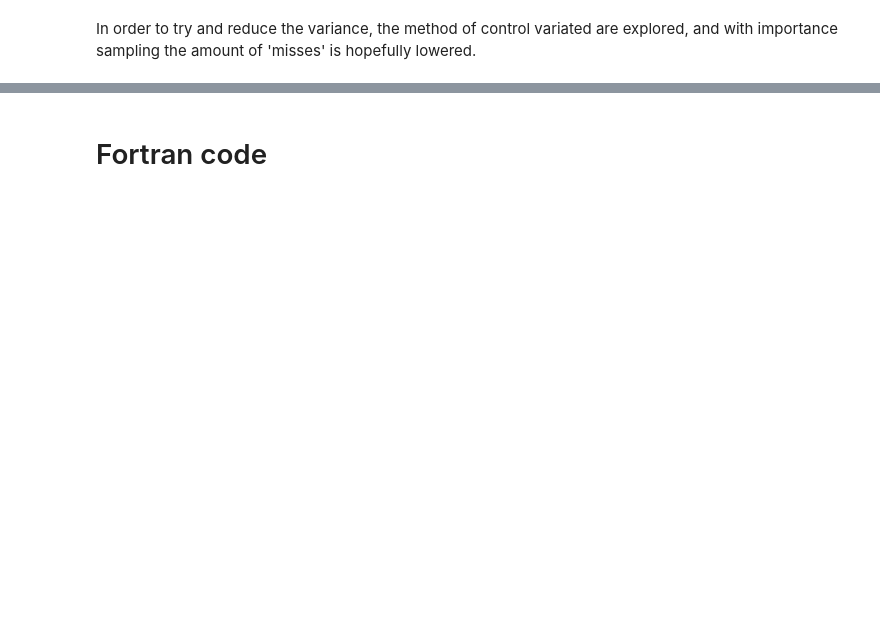
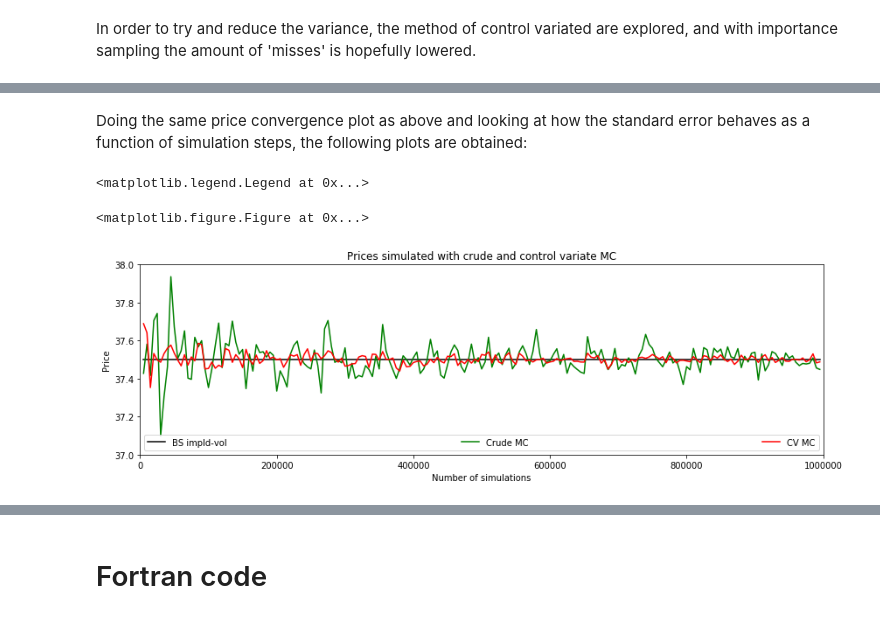
Before and after one commit to jacobeskin/Monte-Carlo-Simulations-in-Finance, a Jupyter notebook: A study of MC in option pricing/Options.ipynb, the cells around one changed output, grey strips where cells are left out. Cells and saved outputs as stored; diff of their text form; code cells hidden in the pictures; blank space fills up the shorter version.

Commit message:
Almost finished Control Variates subsection

```diff
--- a/A study of MC in option pricing/Options.ipynb
+++ b/A study of MC in option pricing/Options.ipynb
@@ -365,7 +368,7 @@ def B_S(sigma_h, r, T, S_0, K):
     Y_2 = (np.log(S_0/K)+(r-0.5*np.power(sigma_h,2))*T)/(sigma_h*np.sqrt(T))
 
     # Black-Scholes solution
-    BS = S_0*norm.cdf(Y_1) - K*np.exp(-r*T)*norm.cdf(Y_2)
+    BS = S_0*stats.norm.cdf(Y_1) - K*np.exp(-r*T)*stats.norm.cdf(Y_2)
 
     return BS
 
@@ -376,7 +379,7 @@ def e_vega(sigma_h, r, T, S_0, K, V):
     V = 0.0
 
     Y = np.power((np.log(S_0/K)+(r+0.5*np.power(sigma_h,2))*T)/(sigma_h*np.sqrt(T)),2)*0.5
-    vega = S_0*np.sqrt(T)*norm.pdf(Y)
+    vega = S_0*np.sqrt(T)*stats.norm.pdf(Y)
 
     return vega
 
@@ -556,6 +559,6 @@ Depending on which volatility is used, the simulated prices converge to the corr
 statistics = np.zeros(10000)
 start = time()
 for i in range(10000):
-    V_i, P = eMC_optionsBasic(600000, r, sigma_i, T, S_0, K)
+    V_i, P, S = eMC_optionsBasic(600000, r, sigma_i, T, S_0, K)
     statistics[i] = V_i
 print('Simulation time', (time()-start)/60, 'minutes.')
@@ -583,0 +666,42 @@ In order to try and reduce the variance, the method of control variated are expl
+# %% [markdown]
+Doing the same price convergence plot as above and looking at how the standard error behaves as a function of simulation steps, the following plots are obtained:
+# %%
+prices_V = []
+prices_V_cv = []
+standard_error_V = []    # Standard error of the crude MC
+standard_error_V_cv = [] # Standard error of control variate MC
+
+# Simulations
+
+for i in range(0,1000000,5000):
+
+    if i>0:
+
+        # Doing the simulation
+        V_cv, sd_err_cv, V_crude, sd_err_crude = control_variate_European(i, r, sigma_i, T, S_0, K)
+        prices_V.append(V_crude)
+        prices_V_cv.append(V_cv)
+        standard_error_V.append(sd_err_crude)
+        standard_error_V_cv.append(sd_err_cv)
+# %%
+# Plots
+
+# Valirables to be used in plotting the comparison of simulated prices and calculated prices
+x = [i for i in range(5000, 1000000, 5000)]
+bsi = [BS_price_i for i in range(199)]
+
+# The plot
+plt.figure(6)
+plt.figure(figsize=(14,4))
+plt.xlabel('Number of simulations')
+plt.ylabel('Price')
+plt.axis([0,1000000,37.0,38.0])
+plt.plot(x,bsi,'k',label='BS impld-vol')
+plt.plot(x,prices_V,'g', label='Crude MC')
+plt.plot(x,prices_V_cv,'r',label='CV MC')
+plt.title('Prices simulated with crude and control variate MC')
+plt.legend(loc='lower center', mode='expand', ncol=3)
+# %% [output]
+<matplotlib.legend.Legend at 0x...>
+<matplotlib.figure.Figure at 0x...>
+[figure, added]
```
Also changed, not shown: parts of 14 cells of this notebook.
